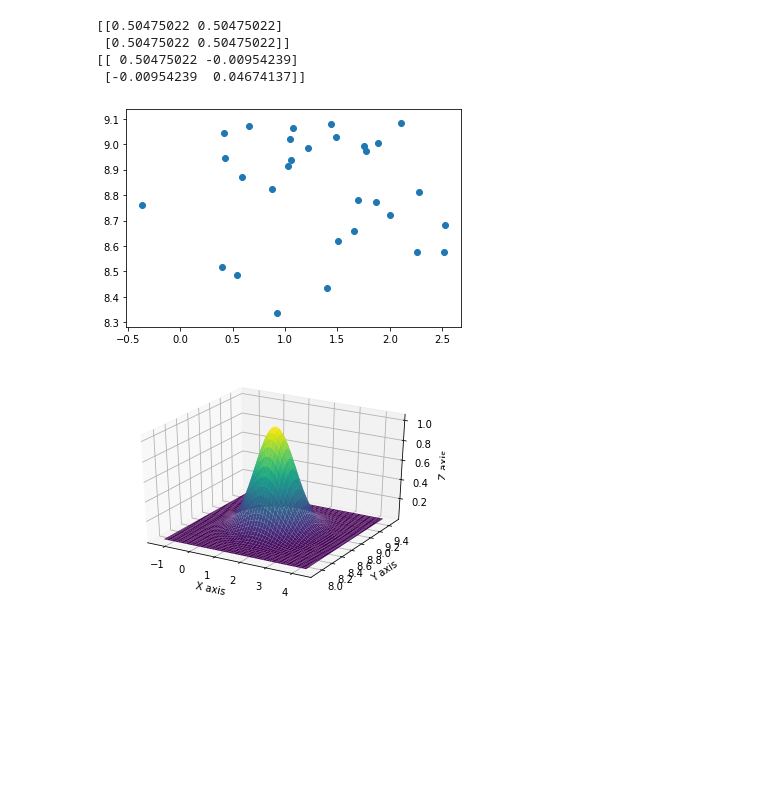
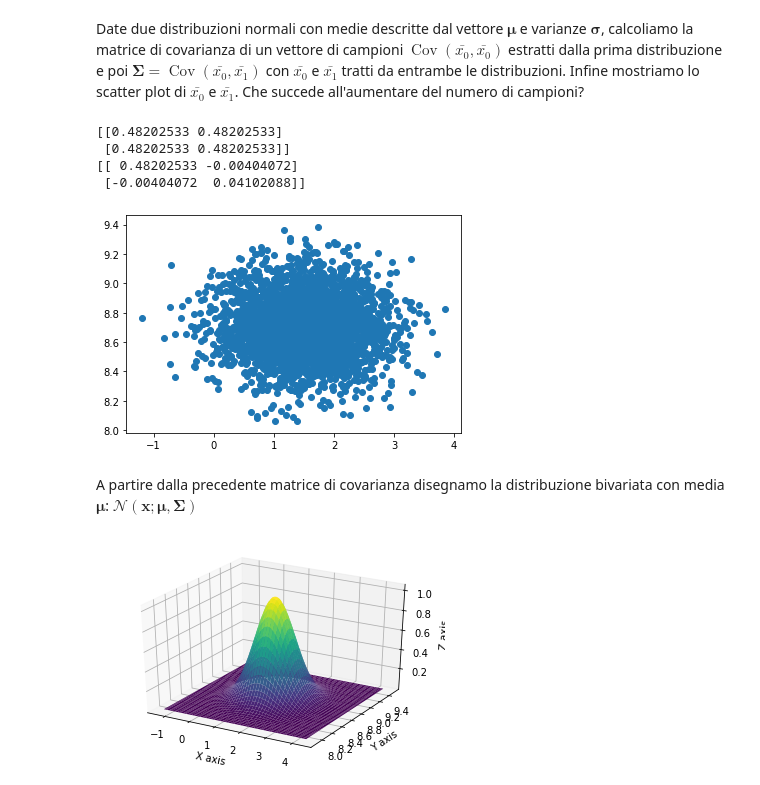
Before and after one commit to fredffsixty/Big-Data, a Jupyter notebook: Multivariate Gaussian and Covariance matrix.ipynb, the cells around one changed output. Cells and saved outputs as stored; diff of their text form; code cells hidden in the pictures; blank space fills up the shorter version.

Commit message:
Stima di distribuzioni gaussiane multivariate

```diff
--- a/Multivariate Gaussian and Covariance matrix.ipynb
+++ b/Multivariate Gaussian and Covariance matrix.ipynb
@@ -26,19 +30,24 @@ plt.scatter(x,y.pdf(x),marker="+")
+# %% [markdown]
+Date due distribuzioni normali con medie descritte dal vettore $\boldsymbol\mu$ e varianze $\boldsymbol\sigma$,  calcoliamo la matrice di covarianza di un vettore di campioni $\operatorname{Cov}(\bar{x_0},\bar{x_0})$ estratti
+dalla prima distribuzione e poi $\boldsymbol\Sigma=\operatorname{Cov}(\bar{x_0},\bar{x_1})$ con $\bar{x_0}$ e $\bar{x_1}$ tratti da entrambe le distribuzioni. Infine mostriamo lo scatter plot di $\bar{x_0}$ e $\bar{x_1}$. Che succede all'aumentare del numero di campioni?
 # %%
 mu, sigma = np.array([1.5, 8.7]), np.array([0.7, 0.2])
-x0 = rg.normal(mu[0],sigma[0],30)
-x1 = rg.normal(mu[1],sigma[1],30)
+x0 = rg.normal(mu[0],sigma[0],3000)
+x1 = rg.normal(mu[1],sigma[1],3000)
 
 plt.scatter(x0,x1)
 
 print(np.cov(np.array([x0,x0])))
 cov=np.cov(np.array([x0,x1]))
 print(cov)
 # %% [output]
-[[0.50475022 0.50475022]
- [0.50475022 0.50475022]]
-[[ 0.50475022 -0.00954239]
- [-0.00954239  0.04674137]]
+[[0.48202533 0.48202533]
+ [0.48202533 0.48202533]]
+[[ 0.48202533 -0.00404072]
+ [-0.00404072  0.04102088]]
-[figure, old version]
+[figure, new version]
+# %% [markdown]
+A partire dalla precedente matrice di covarianza disegnamo la distribuzione bivariata con media $\boldsymbol\mu$: $\mathcal{N}(\mathbf{x}; \boldsymbol\mu, \boldsymbol\Sigma)$
 # %%
 import numpy as np
 import matplotlib.pyplot as plt
```
Also changed, not shown: parts of 3 cells of this notebook.
